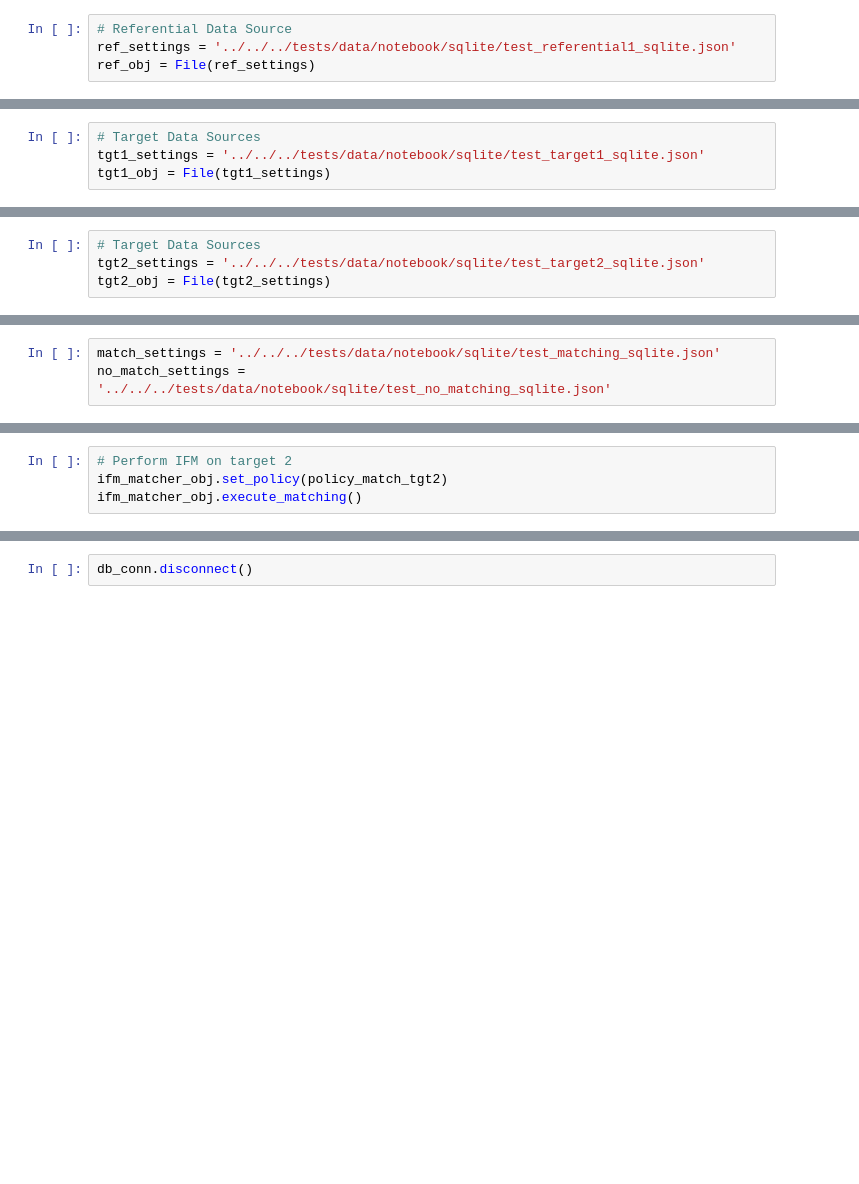
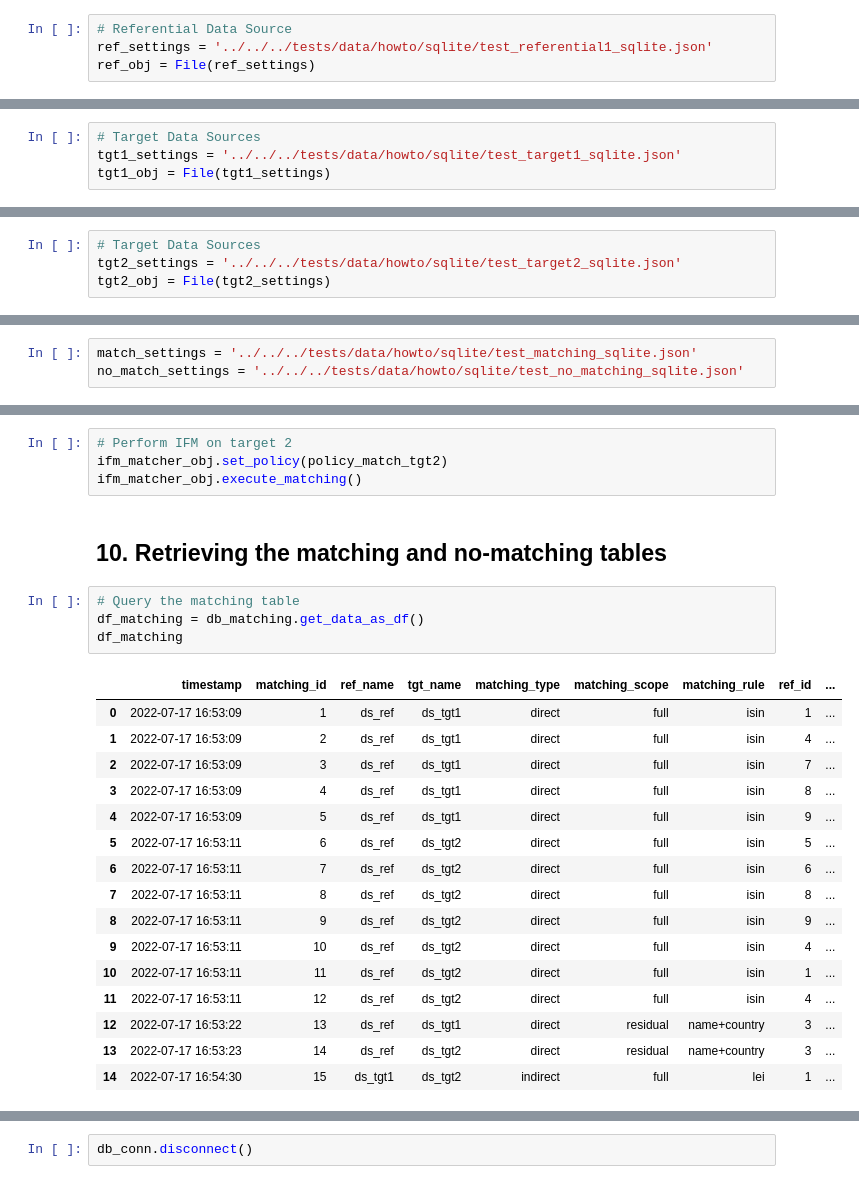
Before and after one commit to os-climate/esg-matching, a Jupyter notebook: notebooks/How-to guide/Perform exact matching/Perform exact matching on SqlLite database.ipynb, the cells around one changed output, grey strips where cells are left out. Cells and saved outputs as stored; diff of their text form; blank space fills up the shorter version.

Commit message:
[FIX] Fix notebooks and test cases
Signed-off-by: Patrycia Barros Pereira <patryciabp@gmail.com>

```diff
--- a/notebooks/How-to guide/Perform exact matching/Perform exact matching on SqlLite database.ipynb
+++ b/notebooks/How-to guide/Perform exact matching/Perform exact matching on SqlLite database.ipynb
@@ -45,7 +45,7 @@ etl_proc_obj = EtlProcessing(db_conn)
 csv_reader_obj = FileReaderCsv()
 # %%
 # Referential Data Source
-ref_settings = '../../../tests/data/notebook/sqlite/test_referential1_sqlite.json'
+ref_settings = '../../../tests/data/howto/sqlite/test_referential1_sqlite.json'
 ref_obj = File(ref_settings)
 # %%
 # Load data from REFERENCIAL
@@ -55,6 +63,6 @@ db_ref = etl_proc_obj.load_file_to_db(ref_obj, csv_reader_obj)
 # %%
 # Target Data Sources
-tgt1_settings = '../../../tests/data/notebook/sqlite/test_target1_sqlite.json'
+tgt1_settings = '../../../tests/data/howto/sqlite/test_target1_sqlite.json'
 tgt1_obj = File(tgt1_settings)
 # %%
 # Load data from TARGET 1
@@ -72,6 +87,6 @@ db_tgt1.get_policy_definition()
 # %%
 # Target Data Sources
-tgt2_settings = '../../../tests/data/notebook/sqlite/test_target2_sqlite.json'
+tgt2_settings = '../../../tests/data/howto/sqlite/test_target2_sqlite.json'
 tgt2_obj = File(tgt2_settings)
 # %%
 # Load data from TARGET 1
@@ -81,8 +104,8 @@ db_tgt2 = etl_proc_obj.load_file_to_db(tgt2_obj, csv_reader_obj)
 # %% [markdown]
 ## 3. Creating matching/no-matching tables
 # %%
-match_settings = '../../../tests/data/notebook/sqlite/test_matching_sqlite.json'
-no_match_settings = '../../../tests/data/notebook/sqlite/test_no_matching_sqlite.json'
+match_settings = '../../../tests/data/howto/sqlite/test_matching_sqlite.json'
+no_match_settings = '../../../tests/data/howto/sqlite/test_no_matching_sqlite.json'
 # %%
 file_match = File(match_settings)
 file_no_match = File(no_match_settings)
@@ -209,3 +232,26 @@ ifm_matcher_obj.execute_matching()
 # Perform IFM on target 2
 ifm_matcher_obj.set_policy(policy_match_tgt2)
 ifm_matcher_obj.execute_matching()
+# %% [markdown]
+## 10. Retrieving the matching and no-matching tables
+# %%
+# Query the matching table
+df_matching = db_matching.get_data_as_df()
+df_matching
+# %% [output]
+|  | timestamp | matching_id | ref_name | tgt_name | matching_type | matching_scope | matching_rule | ref_id | ... |
+| 0 | 2022-07-17 16:53:09 | 1 | ds_ref | ds_tgt1 | direct | full | isin | 1 | ... |
+| 1 | 2022-07-17 16:53:09 | 2 | ds_ref | ds_tgt1 | direct | full | isin | 4 | ... |
+| 2 | 2022-07-17 16:53:09 | 3 | ds_ref | ds_tgt1 | direct | full | isin | 7 | ... |
+| 3 | 2022-07-17 16:53:09 | 4 | ds_ref | ds_tgt1 | direct | full | isin | 8 | ... |
+| 4 | 2022-07-17 16:53:09 | 5 | ds_ref | ds_tgt1 | direct | full | isin | 9 | ... |
+| 5 | 2022-07-17 16:53:11 | 6 | ds_ref | ds_tgt2 | direct | full | isin | 5 | ... |
+| 6 | 2022-07-17 16:53:11 | 7 | ds_ref | ds_tgt2 | direct | full | isin | 6 | ... |
+| 7 | 2022-07-17 16:53:11 | 8 | ds_ref | ds_tgt2 | direct | full | isin | 8 | ... |
+| 8 | 2022-07-17 16:53:11 | 9 | ds_ref | ds_tgt2 | direct | full | isin | 9 | ... |
+| 9 | 2022-07-17 16:53:11 | 10 | ds_ref | ds_tgt2 | direct | full | isin | 4 | ... |
+| 10 | 2022-07-17 16:53:11 | 11 | ds_ref | ds_tgt2 | direct | full | isin | 1 | ... |
+| 11 | 2022-07-17 16:53:11 | 12 | ds_ref | ds_tgt2 | direct | full | isin | 4 | ... |
+| 12 | 2022-07-17 16:53:22 | 13 | ds_ref | ds_tgt1 | direct | residual | name+country | 3 | ... |
+| 13 | 2022-07-17 16:53:23 | 14 | ds_ref | ds_tgt2 | direct | residual | name+country | 3 | ... |
+| 14 | 2022-07-17 16:54:30 | 15 | ds_tgt1 | ds_tgt2 | indirect | full | lei | 1 | ... |
```
Also changed, not shown: parts of 22 cells of this notebook, 2 other files.
